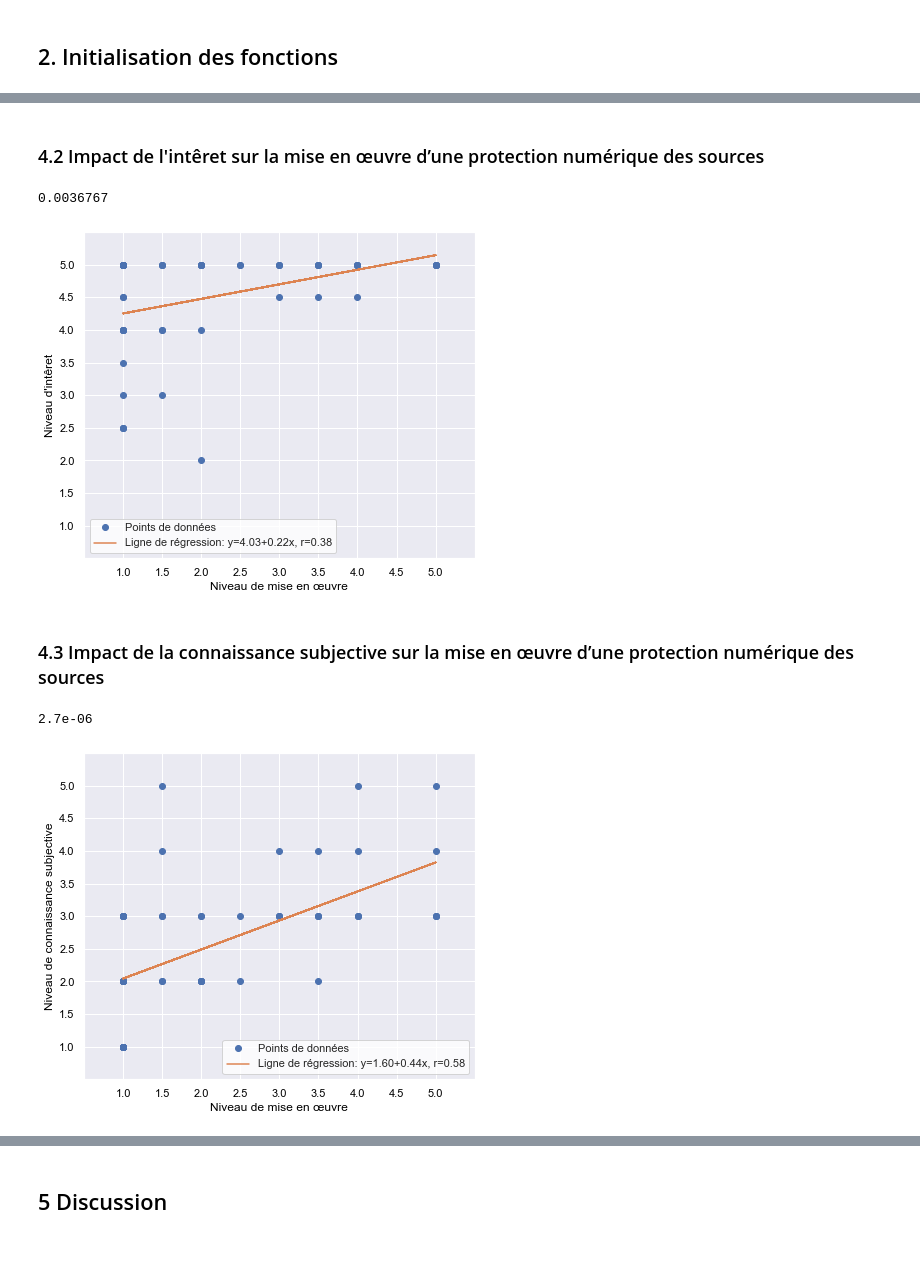
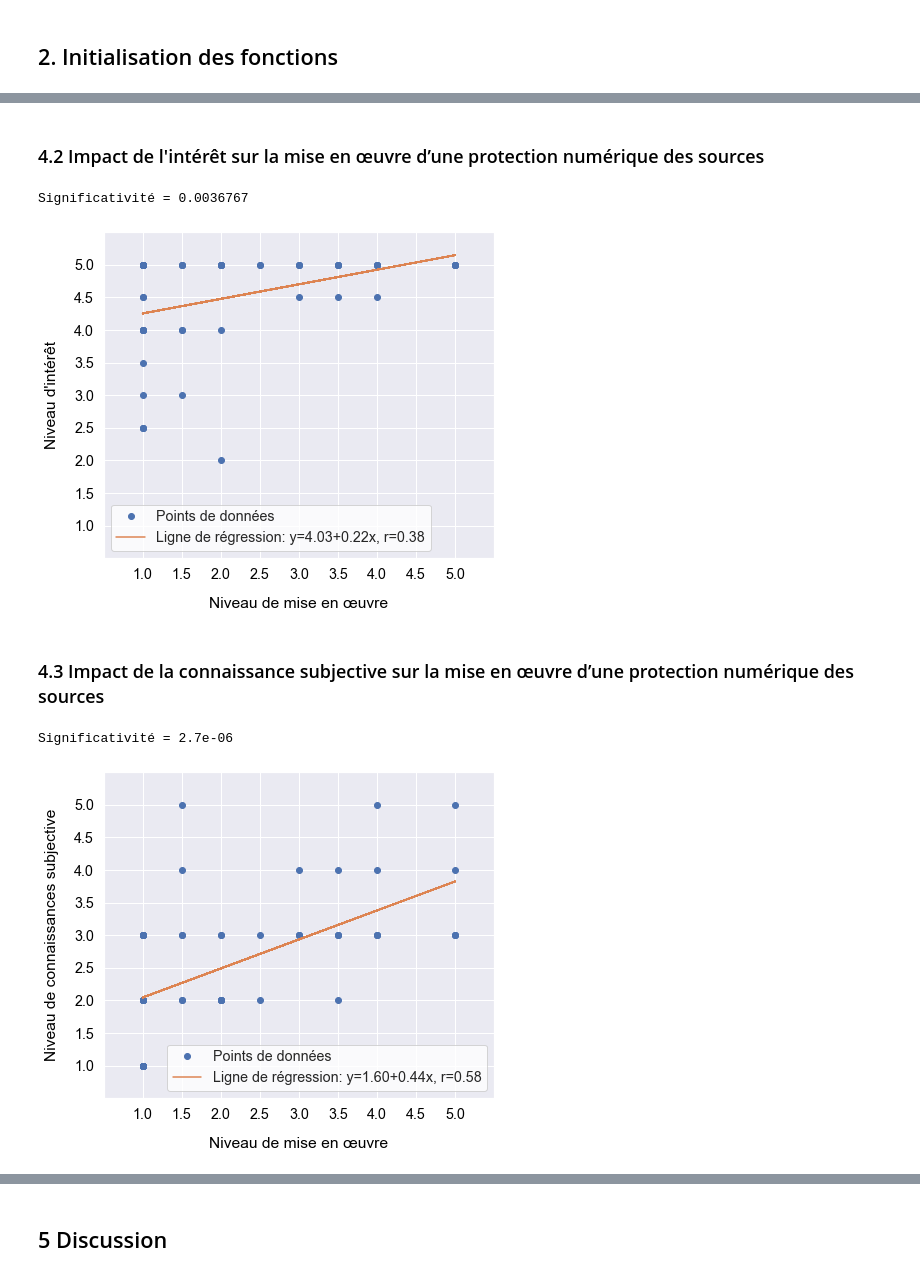
Before and after one commit to R00t3n3d/SourcesGuard, a Jupyter notebook: calculsTM.ipynb, the cells around one changed output, grey strips where cells are left out. Drawn from its saved outputs; the diff is of its cells as text; code cells hidden in the pictures; blank space fills up the shorter version.

```diff
--- a/calculsTM.ipynb
+++ b/calculsTM.ipynb
@@ -6,13 +6,15 @@
 import pandas as pd
 from sklearn.ensemble import RandomForestRegressor
 from sklearn.linear_model import LinearRegression
+import matplotlib as mpl
 from matplotlib import pyplot as plt
 import numpy as np
 import seaborn as sns
 import scipy.stats
 import statsmodels.api as sm
 import statsmodels.formula.api as smf
-sns.set(color_codes=True)
+sns.set(color_codes=True, font_scale=1.3)
+plt.rcParams["figure.figsize"] = [12,12]
 # %% [markdown]
 ## 2. Initialisation des fonctions
 # %%
@@ -153,65 +149,63 @@ rho
 # %% [markdown]
-### 4.2 Impact de l'intêret sur la mise en œuvre d’une protection numérique des sources
+### 4.2 Impact de l'intérêt sur la mise en œuvre d’une protection numérique des sources
 # %%
-x = dv1Median
-y = vc1Median
+x = VD1Median
+y = VCont1Median
 
-# slope, intersept, and correlation coefficient calculation
+# Régression linéaire
 slope, intercept, r, p, stderr = scipy.stats.linregress(x, y)
 line = f'Ligne de régression: y={intercept:.2f}+{slope:.2f}x, r={r:.2f}'
 
 # Affiche la significativité
-print(round(p, 7))
+print("Significativité =", round(p, 7))
 
 # Affichage du graphe
 fig, ax = plt.subplots(figsize = (7,6))
 ax.plot(x, y, linewidth=0, marker='o', label='Points de données')
 ax.plot(x, intercept + slope * x, label=line)
 ax.set_xlabel('Niveau de mise en œuvre', color="black")
-ax.set_ylabel('Niveau d\'intêret', color="black")
+ax.set_ylabel('Niveau d\'intérêt', color="black")
+ax.xaxis.labelpad = 15
+ax.yaxis.labelpad = 15
 ax.set_ylim(ymin=0.5, ymax=5.5)
 ax.set_xlim(xmin=0.5, xmax=5.5)
 ax.set_yticks([1,1.5,2,2.5,3,3.5,4,4.5,5])
 ax.set_xticks([1,1.5,2,2.5,3,3.5,4,4.5,5])
 ax.legend(facecolor='white')
 ax.tick_params(labelcolor='black')
-
-# Sauvegarde du graphe
-plt.savefig("CorrelationDv1-vc1.pdf")
 plt.show()
 # %% [output]
-0.0036767
+Significativité = 0.0036767
-[figure, old version]
+[figure, new version]
 # %% [markdown]
 ### 4.3 Impact de la connaissance subjective sur la mise en œuvre d’une protection numérique des sources
 # %%
-x = dv1Median
-y = vc2Median
+x = VD1Median
+y = VCont2Median
 
-# slope, intersept, and correlation coefficient calculation
+# Régression linéaire
 slope, intercept, r, p, stderr = scipy.stats.linregress(x, y)
 line = f'Ligne de régression: y={intercept:.2f}+{slope:.2f}x, r={r:.2f}'
 
 # Affiche la significativité
-print(round(p, 7))
+print("Significativité =", round(p, 7))
 
 # Affichage du graphe
 fig, ax = plt.subplots(figsize = (7,6))
 ax.plot(x, y, linewidth=0, marker='o', label='Points de données')
 ax.plot(x, intercept + slope * x, label=line)
 ax.set_xlabel('Niveau de mise en œuvre', color="black")
-ax.set_ylabel('Niveau de connaissance subjective', color="black")
+ax.set_ylabel('Niveau de connaissances subjective', color="black")
+ax.xaxis.labelpad = 15
+ax.yaxis.labelpad = 15
 ax.set_ylim(ymin=0.5, ymax=5.5)
 ax.set_xlim(xmin=0.5, xmax=5.5)
 ax.set_yticks([1,1.5,2,2.5,3,3.5,4,4.5,5])
 ax.set_xticks([1,1.5,2,2.5,3,3.5,4,4.5,5])
 ax.legend(facecolor='white')
 ax.tick_params(labelcolor='black')
-
-# Sauvegarde du graphe
-plt.savefig("CorrelationDv1-vc2.pdf")
 plt.show()
 # %% [output]
-2.7e-06
+Significativité = 2.7e-06
-[figure, old version]
+[figure, new version]
 # %% [markdown]
```
Also changed, not shown: parts of 29 cells of this notebook.
